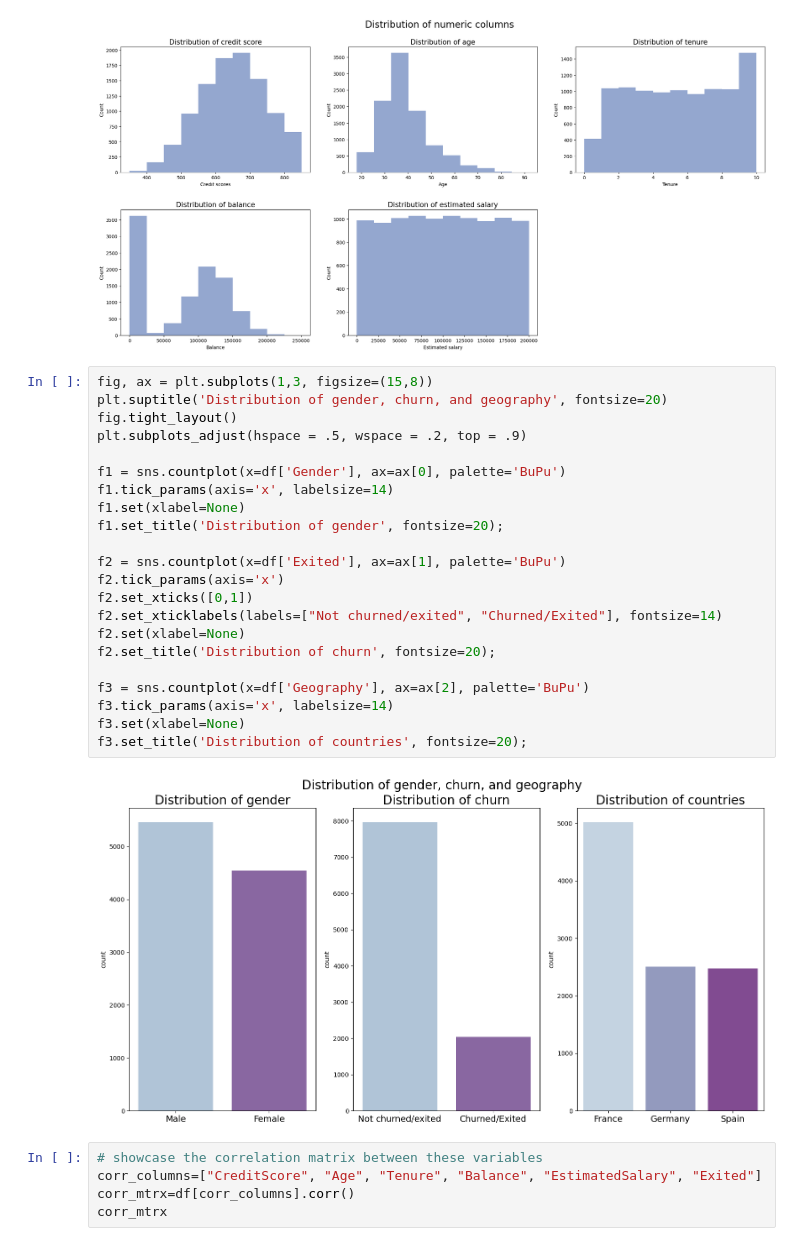
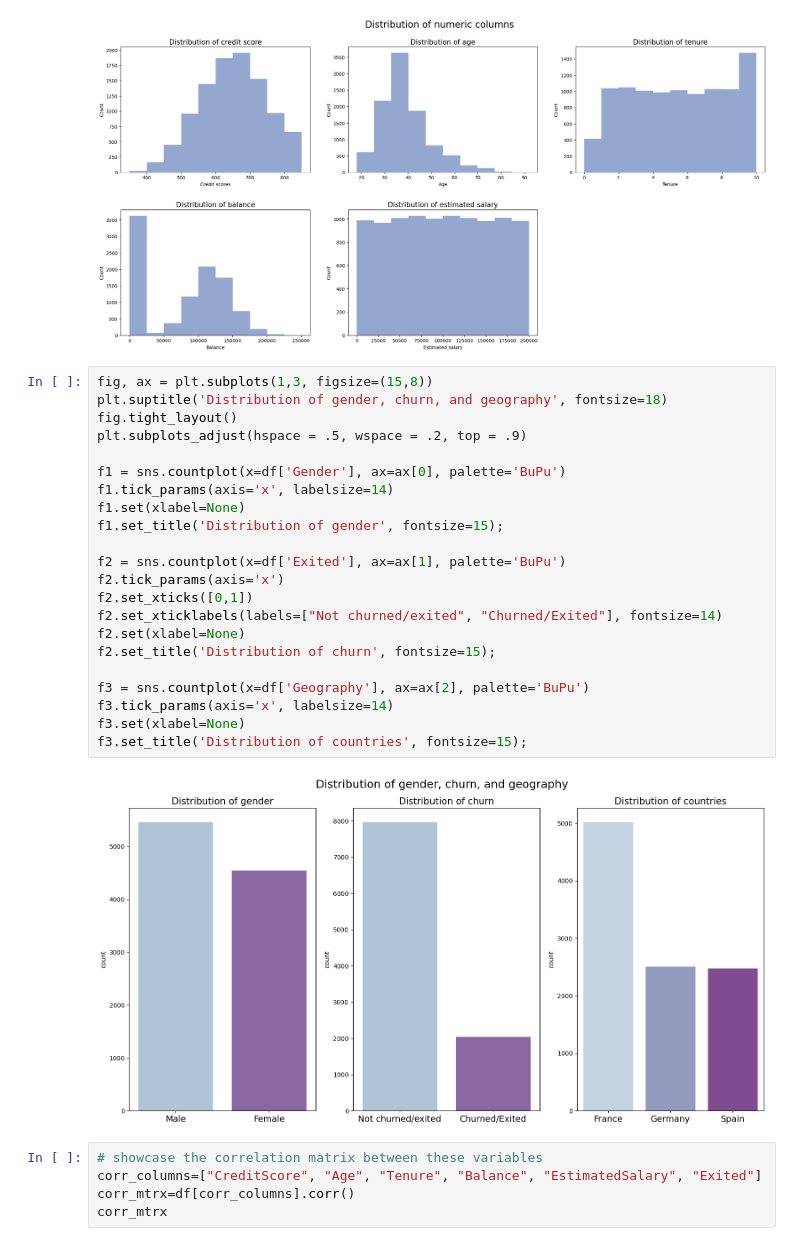
Before and after one commit to gogifemi/ds-bootcamp-projects, a Jupyter notebook: machine_learning_project/ML_project.ipynb, the cells around one changed output. Drawn from its saved outputs; the diff is of its cells as text.

```diff
--- a/machine_learning_project/ML_project.ipynb
+++ b/machine_learning_project/ML_project.ipynb
@@ -214,28 +211,28 @@ fig.delaxes(ax[1][2]);
 [figure]
 # %%
 fig, ax = plt.subplots(1,3, figsize=(15,8))
-plt.suptitle('Distribution of gender, churn, and geography', fontsize=20)
+plt.suptitle('Distribution of gender, churn, and geography', fontsize=18)
 fig.tight_layout()
 plt.subplots_adjust(hspace = .5, wspace = .2, top = .9)
 
 f1 = sns.countplot(x=df['Gender'], ax=ax[0], palette='BuPu')
 f1.tick_params(axis='x', labelsize=14)
 f1.set(xlabel=None)
-f1.set_title('Distribution of gender', fontsize=20);
+f1.set_title('Distribution of gender', fontsize=15);
 
 f2 = sns.countplot(x=df['Exited'], ax=ax[1], palette='BuPu')
 f2.tick_params(axis='x')
 f2.set_xticks([0,1])
 f2.set_xticklabels(labels=["Not churned/exited", "Churned/Exited"], fontsize=14)
 f2.set(xlabel=None)
-f2.set_title('Distribution of churn', fontsize=20);
+f2.set_title('Distribution of churn', fontsize=15);
 
 f3 = sns.countplot(x=df['Geography'], ax=ax[2], palette='BuPu')
 f3.tick_params(axis='x', labelsize=14)
 f3.set(xlabel=None)
-f3.set_title('Distribution of countries', fontsize=20);
+f3.set_title('Distribution of countries', fontsize=15);
 # %% [output]
-[figure, old version]
+[figure, new version]
 # %%
 # showcase the correlation matrix between these variables
 corr_columns=["CreditScore", "Age", "Tenure", "Balance", "EstimatedSalary", "Exited"]
```
Also changed, not shown: parts of 62 cells of this notebook.
